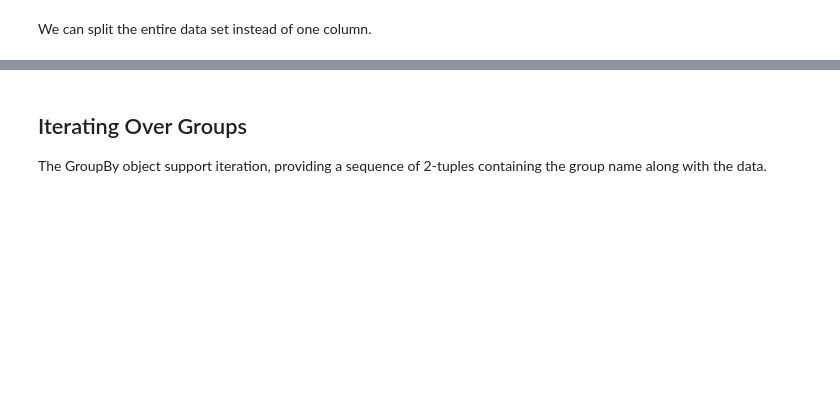
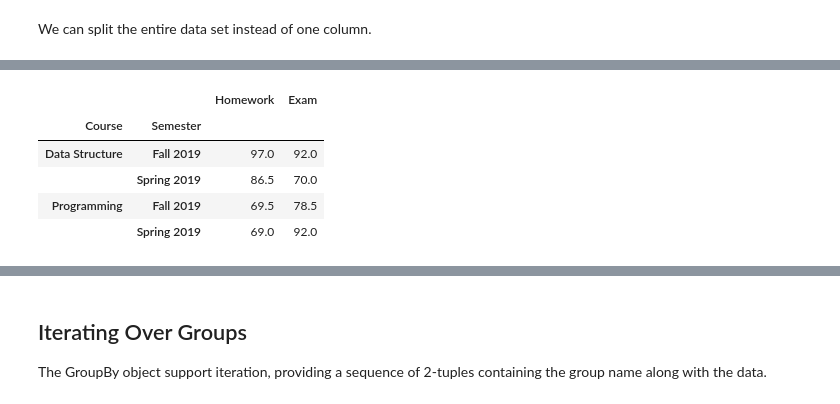
Before and after one commit to ch00226855/DataAnalysisFall2023, a Jupyter notebook: Week10_GroupByMechanics.ipynb, the cells around one changed output, grey strips where cells are left out. Saved outputs shown, nothing was run; the diff lists cells and outputs as text; code cells hidden in the pictures; blank space fills up the shorter version.

```diff
--- a/Week10_GroupByMechanics.ipynb
+++ b/Week10_GroupByMechanics.ipynb
@@ -91,7 +181,14 @@ df.groupby([df['Course'], df['Semester']]).mean()
 # %%
 # Frequently the grouping information is found in the same data frame as the data
 # you want to work on. In that case, simply put column names as the keys:
-df.groupby(['Course', 'Semester']).mean()
+df.groupby(['Course', 'Semester'])[['Homework', 'Exam']].mean()
+# %% [output]
+|  |  | Homework | Exam |
+| Course | Semester |  |  |
+| Data Structure | Fall 2019 | 97.0 | 92.0 |
+|  | Spring 2019 | 86.5 | 70.0 |
+| Programming | Fall 2019 | 69.5 | 78.5 |
+|  | Spring 2019 | 69.0 | 92.0 |
 # %%
 # Exercise:
 # Use `size()` method to find the number of students for each course
```
Also changed, not shown: parts of 38 cells of this notebook, 1 other file.
